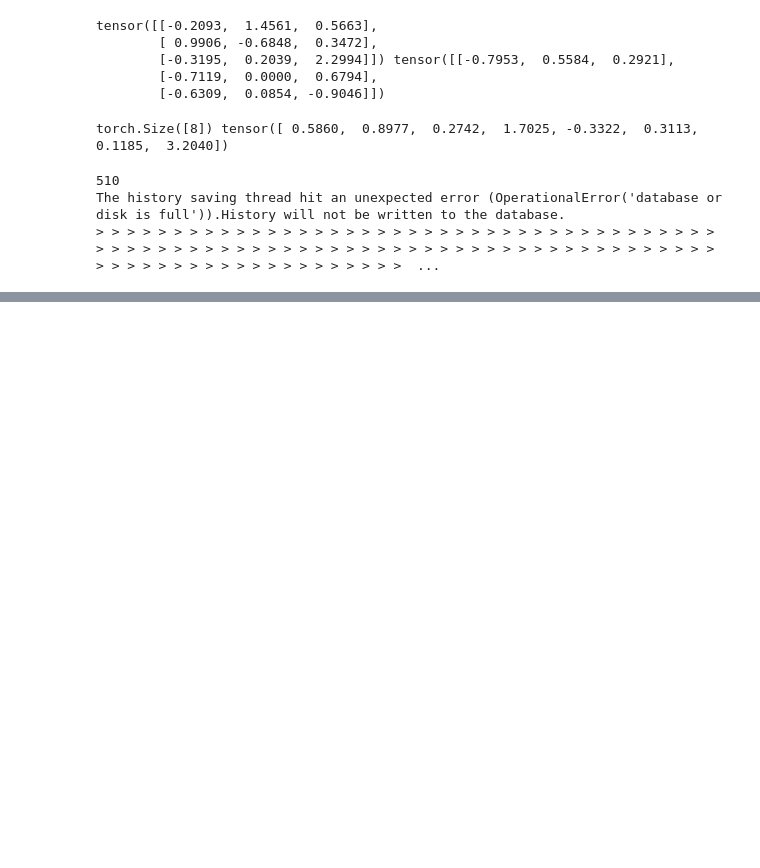
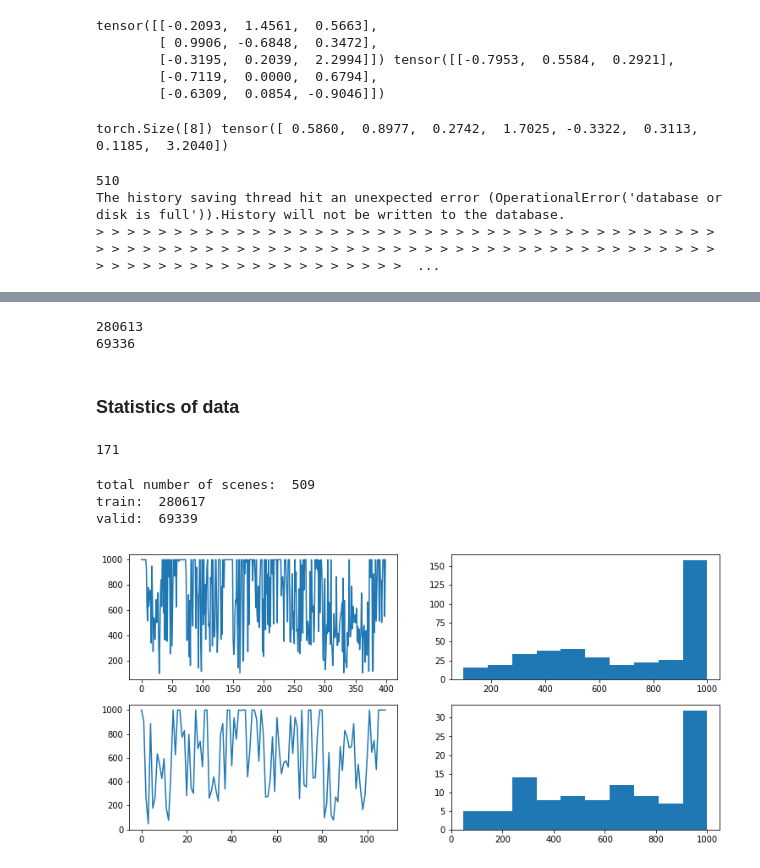
Before and after one commit to shuuchen/depth_eigen, a Jupyter notebook: data_prepare.ipynb, the cells around one changed output, grey strips where cells are left out. Saved outputs shown, nothing was run; the diff lists cells and outputs as text; code cells hidden in the pictures; blank space fills up the shorter version.

```diff
--- a/data_prepare.ipynb
+++ b/data_prepare.ipynb
@@ -292,0 +322,32 @@ The history saving thread hit an unexpected error (OperationalError('database or
+# %%
+p0 = Path('../../../data/nyu_depth_v2_aligned')
+ps = os.listdir(p0)
+
+p1 = Path('../../../data/nyu')
+pt1 = p1 / 'train'
+pv1 = p1 / 'valid'
+
+def move_files(pt0, pt1, begin=0, end=len(ps)):
+
+    j = 0
+    for k, s in enumerate(ps):
+
+        if k not in range(begin, end):
+            continue
+
+        i = 0
+        while os.path.exists(p0 / s / '{}.ppm'.format(i)):
+
+            if os.path.getsize(p0 / s / '{}.ppm'.format(i)) > 0 and \
+               os.path.getsize(p0 / s / '{}.pgm'.format(i)) > 0:
+                shutil.move(p0 / s / '{}.ppm'.format(i), pt1 / 'rgb' / '{}.ppm'.format(j))
+                shutil.move(p0 / s / '{}.pgm'.format(i), pt1 / 'depth' / '{}.pgm'.format(j))
+                j += 1
+            i += 1
+    print(j)
+
+move_files(p0, pt1, end=400)
+move_files(p0, pv1, begin=400)
+# %% [output]
+280613
+69336
@@ -293,8 +363,41 @@ The history saving thread hit an unexpected error (OperationalError('database or
+# %% [markdown]
+### Statistics of data
 # %%
-p = Path('../../../data')
+p = Path('../../../data/nyu_depth_v2_aligned')
 
-pt = p / 'valid'
-for f in [f for f in os.listdir(pt) if '.ppm' in f]:
-    shutil.move(pt / f, pt / 'rgb' / f)
-for f in [f for f in os.listdir(pt) if '.pgm' in f]:
-    shutil.move(pt / f, pt / 'depth' / f)
+ns = []
+n1000 = 0
+for s in os.listdir(p):
+    r = [f for f in os.listdir(p / s) if '.ppm' in f]
+    #d = [f for f in os.listdir(p / s) if '.pgm' in f]
+
+    if len(r) == 1000:
+        n1000 += 1
+
+    ns.append(len(r))
+n1000
+# %% [output]
+171
+# %%
+figsize(12.5, 6)
+
+plt.subplot(221)
+plt.plot(ns[:400])
+
+plt.subplot(222)
+plt.hist(ns[:400], bins=10)
+
+plt.subplot(223)
+plt.plot(ns[400:])
+
+plt.subplot(224)
+plt.hist(ns[400:], bins=10)
+
+print('total number of scenes: ', len(ns))
+print('train: ', np.sum(ns[:400]))
+print('valid: ', np.sum(ns[400:]))
+# %% [output]
+total number of scenes:  509
+train:  280617
+valid:  69339
+[figure, added]
```
Also changed, not shown: parts of 6 cells of this notebook, 1 other file.
